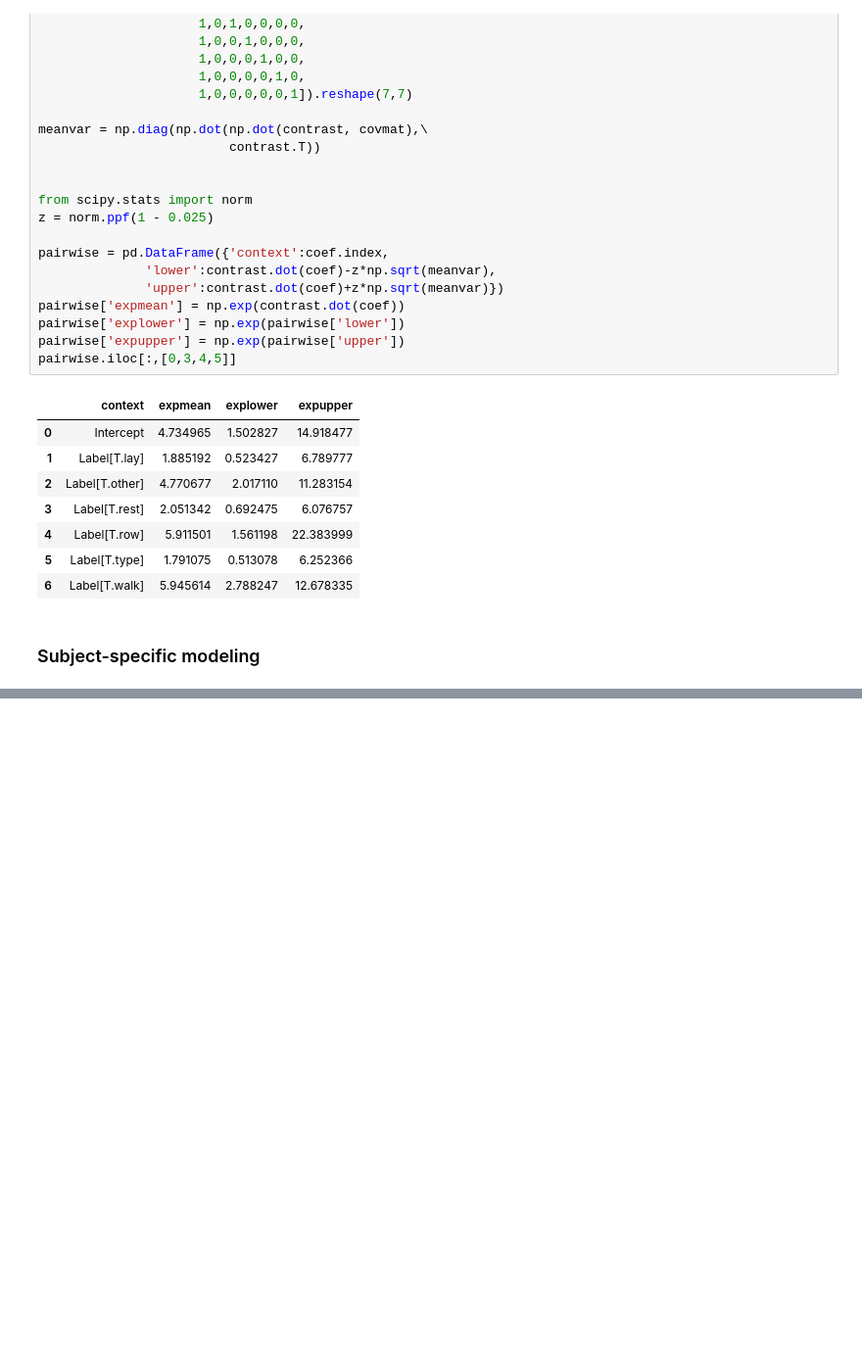
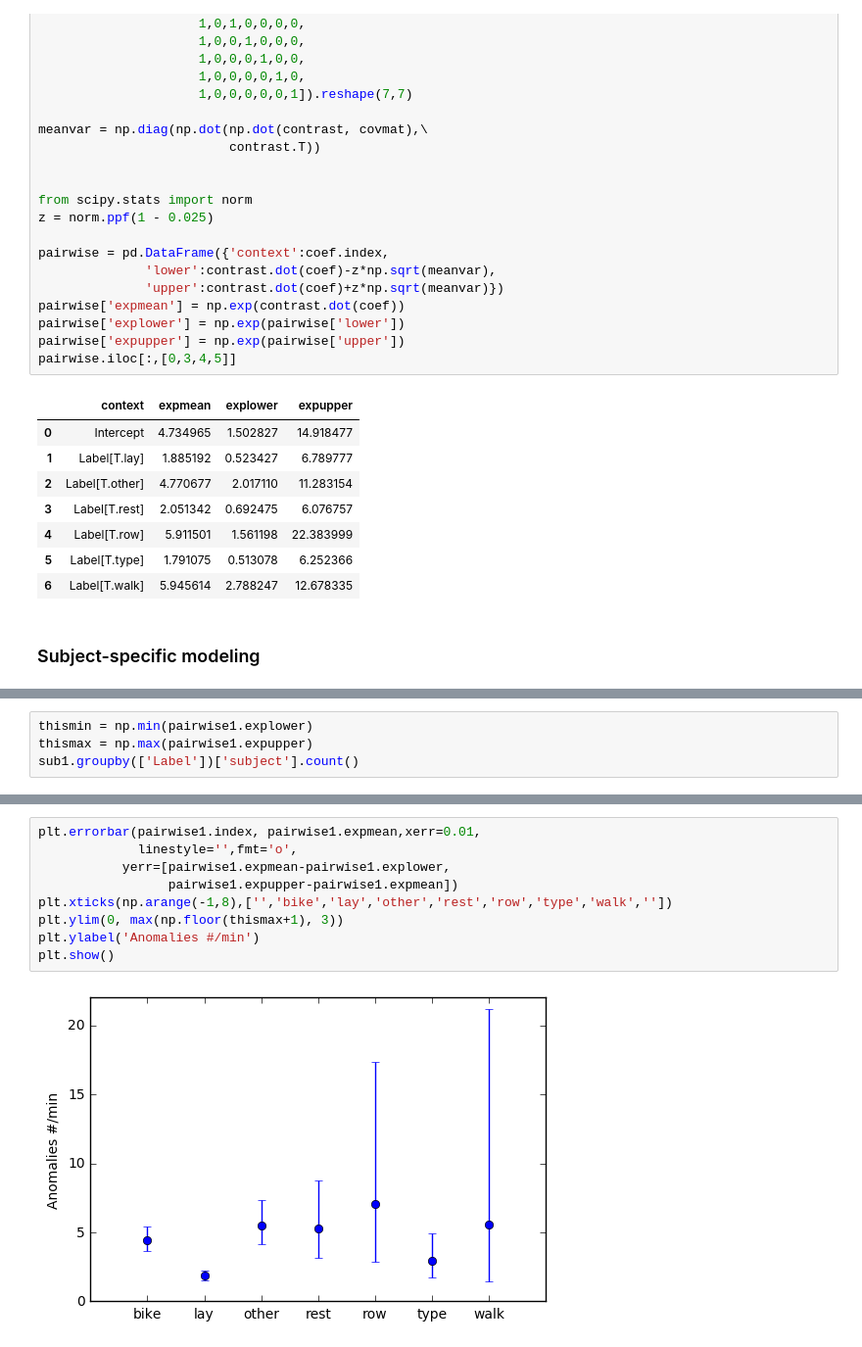
Before and after one commit to Zekun-Jack-Xu/statistical_signal_quality, a Jupyter notebook: anomaly_poisson_cluster.ipynb, the cells around one changed output, grey strips where cells are left out. Shown at 98% size. Cells and saved outputs as stored; diff of their text form; blank space fills up the shorter version.

```diff
--- a/anomaly_poisson_cluster.ipynb
+++ b/anomaly_poisson_cluster.ipynb
@@ -440,0 +443,4 @@ pairwise1.iloc[:,[0,3,4,5]]
+# %%
+thismin = np.min(pairwise1.explower)
+thismax = np.max(pairwise1.expupper)
+sub1.groupby(['Label'])['subject'].count()
@@ -440,0 +457,11 @@ pairwise1.iloc[:,[0,3,4,5]]
+# %%
+plt.errorbar(pairwise1.index, pairwise1.expmean,xerr=0.01,
+             linestyle='',fmt='o',
+           yerr=[pairwise1.expmean-pairwise1.explower,
+                 pairwise1.expupper-pairwise1.expmean])
+plt.xticks(np.arange(-1,8),['','bike','lay','other','rest','row','type','walk',''])
+plt.ylim(0, max(np.floor(thismax+1), 3))
+plt.ylabel('Anomalies #/min')
+plt.show()
+# %% [output]
+[figure, added]
```
Also changed, not shown: parts of 5 cells of this notebook.
